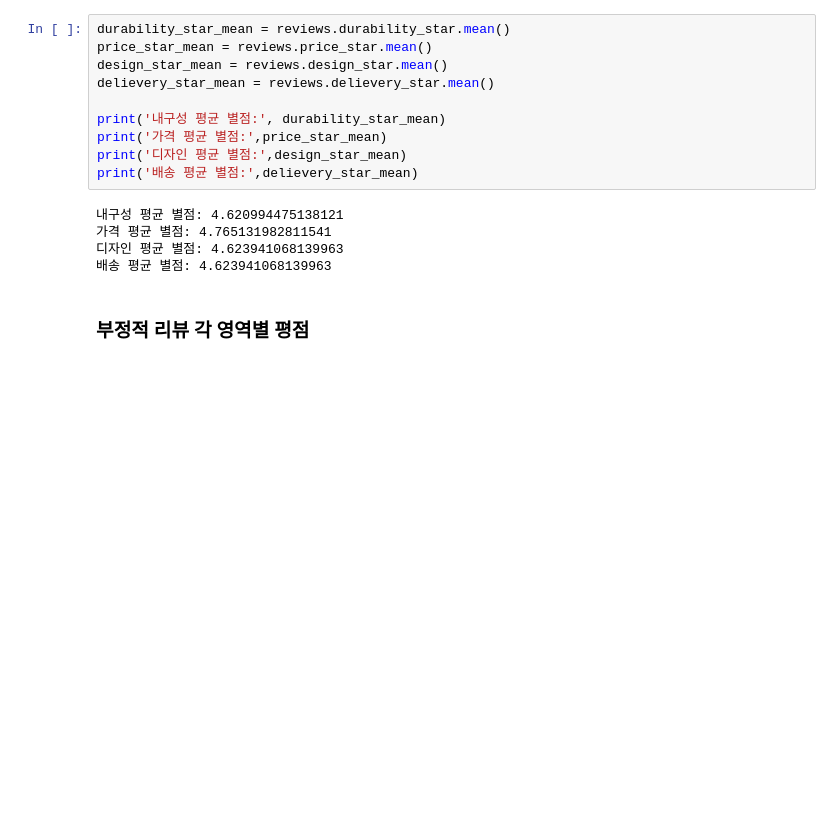
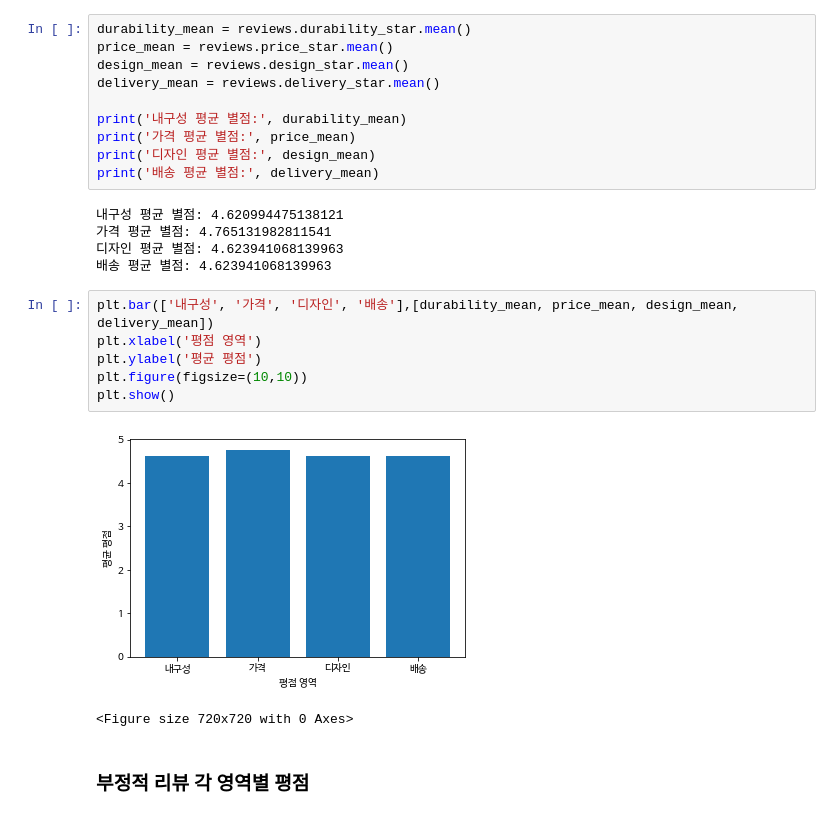
Before and after one commit to Dataitgirls-Mini-Project/data, a Jupyter notebook: analyze_rating.ipynb, the cells around one changed output. Cells and saved outputs as stored; diff of their text form; blank space fills up the shorter version.

Commit message:
delivery 오타 수정, analyze_rating 수정

```diff
--- a/analyze_rating.ipynb
+++ b/analyze_rating.ipynb
@@ -40,20 +60,29 @@ plt.show()
 # %% [markdown]
 ### 전체 리뷰 각 영역별 별점 비교
 # %%
-durability_star_mean = reviews.durability_star.mean()
-price_star_mean = reviews.price_star.mean()
-design_star_mean = reviews.design_star.mean()
-delievery_star_mean = reviews.delievery_star.mean()
+durability_mean = reviews.durability_star.mean()
+price_mean = reviews.price_star.mean()
+design_mean = reviews.design_star.mean()
+delivery_mean = reviews.delivery_star.mean()
 
-print('내구성 평균 별점:', durability_star_mean)
-print('가격 평균 별점:',price_star_mean)
-print('디자인 평균 별점:',design_star_mean)
-print('배송 평균 별점:',delievery_star_mean)
+print('내구성 평균 별점:', durability_mean)
+print('가격 평균 별점:', price_mean)
+print('디자인 평균 별점:', design_mean)
+print('배송 평균 별점:', delivery_mean)
 # %% [output]
 내구성 평균 별점: 4.620994475138121
 가격 평균 별점: 4.765131982811541
 디자인 평균 별점: 4.623941068139963
 배송 평균 별점: 4.623941068139963
+# %%
+plt.bar(['내구성', '가격', '디자인', '배송'],[durability_mean, price_mean, design_mean, delivery_mean])
+plt.xlabel('평점 영역')
+plt.ylabel('평균 평점')
+plt.figure(figsize=(10,10))
+plt.show()
+# %% [output]
+[figure, added]
+<Figure size 720x720 with 0 Axes>
 # %% [markdown]
 ### 부정적 리뷰 각 영역별 평점
 # %%
```
Also changed, not shown: parts of 12 cells of this notebook, 14 other files.
